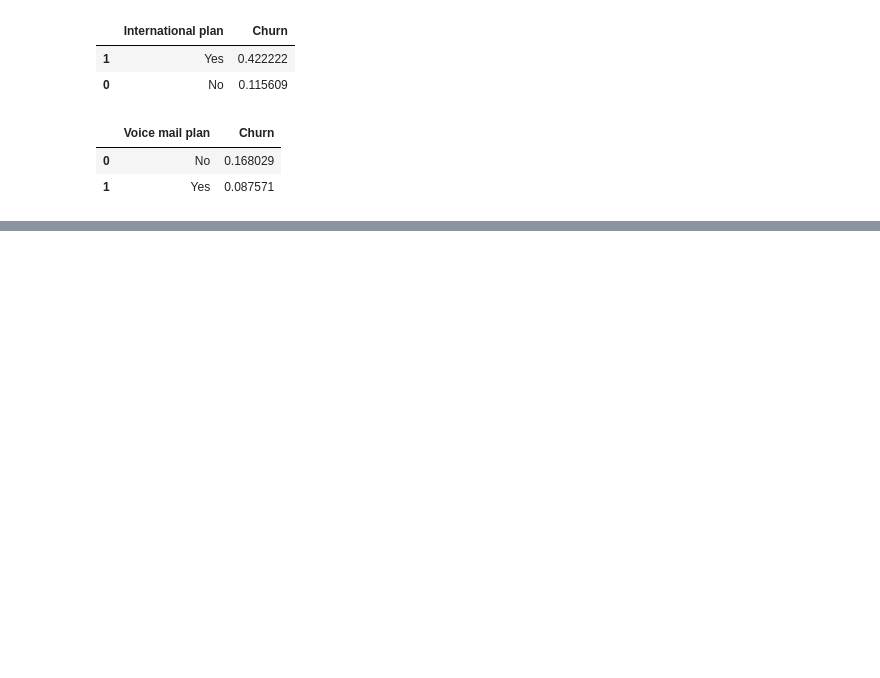
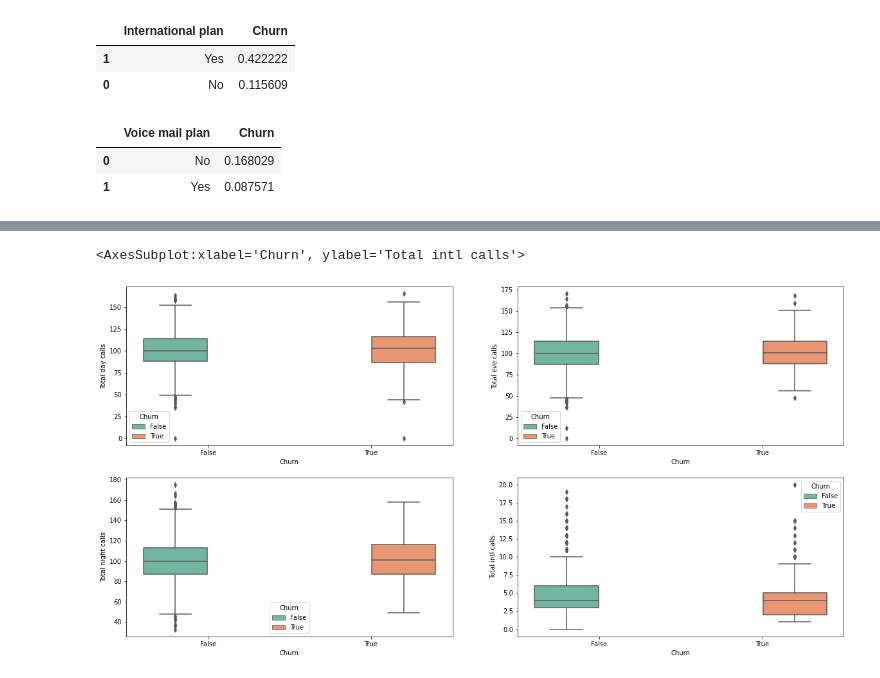
Before and after one commit to lucas-sls/Telecom_Churn, a Jupyter notebook: Telecom_churn.ipynb, the cells around one changed output, grey strips where cells are left out. Drawn from its saved outputs; the diff is of its cells as text; code cells hidden in the pictures; blank space fills up the shorter version.

```diff
--- a/Telecom_churn.ipynb
+++ b/Telecom_churn.ipynb
@@ -259,0 +289,10 @@ df_treino[['Voice mail plan','Churn']].groupby(['Voice mail plan'],
+# %%
+fig, axarr = plt.subplots(2, 2, figsize=(20, 10))
+palette = 'Set2'
+sns.boxplot(y='Total day calls',x = 'Churn', hue = 'Churn',data = df_treino, ax=axarr[0][0], palette=palette)
+sns.boxplot(y='Total eve calls',x = 'Churn', hue = 'Churn',data = df_treino , ax=axarr[0][1], palette=palette)
+sns.boxplot(y='Total night calls',x = 'Churn', hue = 'Churn',data = df_treino, ax=axarr[1][0], palette=palette)
+sns.boxplot(y='Total intl calls',x = 'Churn', hue = 'Churn',data = df_treino, ax=axarr[1][1], palette=palette)
+# %% [output]
+<AxesSubplot:xlabel='Churn', ylabel='Total intl calls'>
+[figure, added]
```
Also changed, not shown: parts of 6 cells of this notebook.
